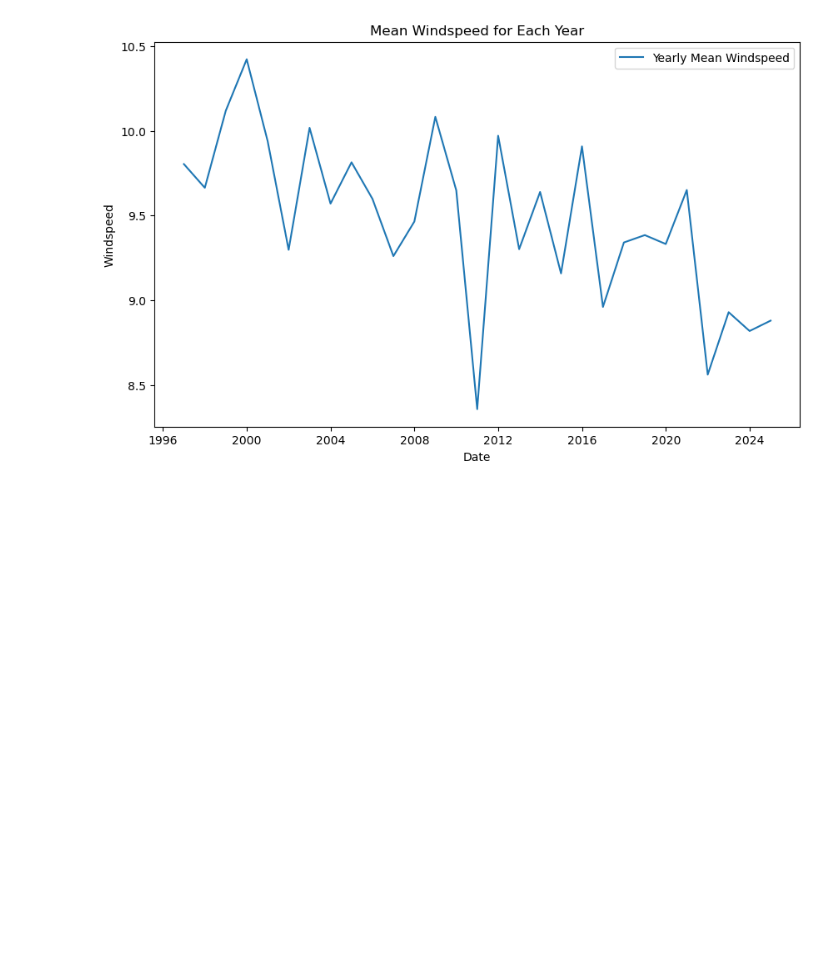
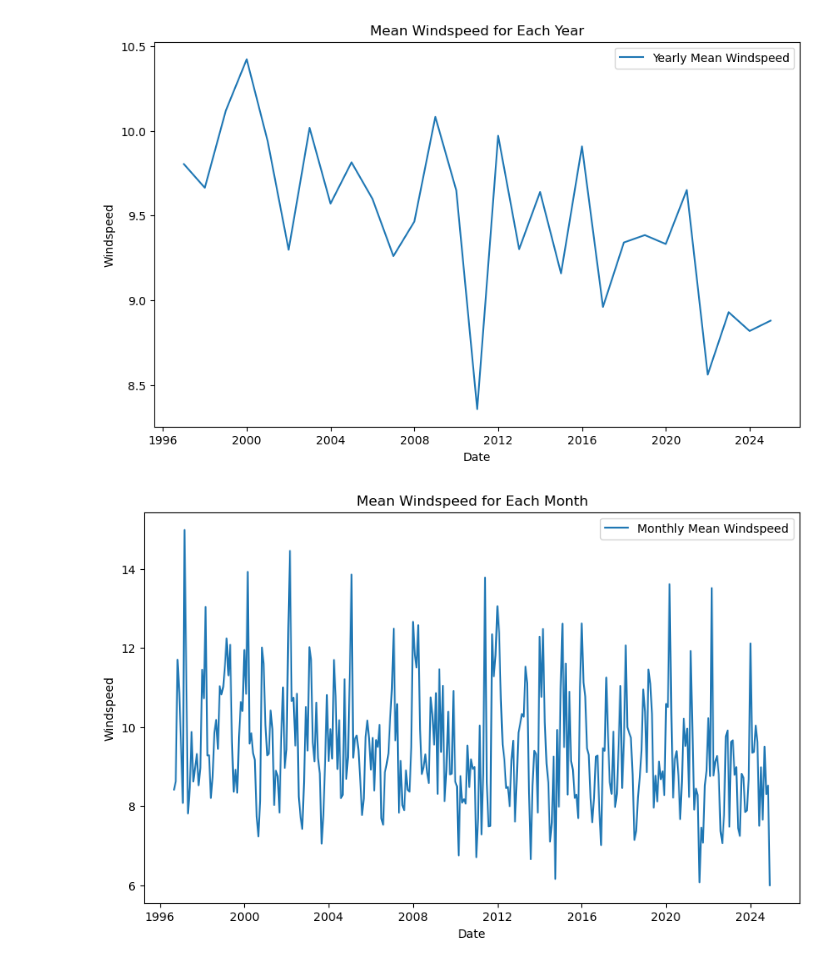
Before and after one commit to deMachad0/PFDA-assignments, a Jupyter notebook: assignment_6_Weather.ipynb, the cells around one changed output. Cells and saved outputs as stored; diff of their text form; code cells hidden in the pictures; blank space fills up the shorter version.

```diff
--- a/assignment_6_Weather.ipynb
+++ b/assignment_6_Weather.ipynb
@@ -31,31 +31,43 @@ plt.ylabel("Temperature")
 plt.show()
 
 # Calculate and plot the mean temperature for each month
-month_mean_temperature = df['temp'].resample('M').mean()
+month_mean_temperature = df['temp'].resample('ME').mean()
 plt.figure(figsize=(10, 6))
 sns.lineplot(data=month_mean_temperature, label='Monthly Mean Temperature')
 plt.title("Mean Temperature for Each Month")
 plt.xlabel("Date")
 plt.ylabel("Temperature")
 plt.show()
 
 # Convert the windspeed column ('wdsp') to numeric, forcing errors to NaN (this will turn any non-numeric entries into NaN)
 df['wdsp'] = pd.to_numeric(df['wdsp'], errors='coerce')
 
 # Treat zeros as NaN in the windspeed column ('wdsp')
 df['wdsp'] = df['wdsp'].replace(0, pd.NA)
 
 # Resample the data to get the mean windspeed per year
 yearly_mean_windspeed = df['wdsp'].resample('YE').mean()
 
 # Plotting the mean windspeed per year
 plt.figure(figsize=(10, 6))
 sns.lineplot(data=yearly_mean_windspeed, label='Yearly Mean Windspeed')
 plt.title("Mean Windspeed for Each Year")
 plt.xlabel("Date")
 plt.ylabel("Windspeed")
 plt.show()
+
+# Resample the data to get the mean windspeed per month
+monthly_mean_windspeed = df['wdsp'].resample('ME').mean()
+
+# Plotting the mean windspeed per month
+plt.figure(figsize=(10, 6))
+sns.lineplot(data=monthly_mean_windspeed, label='Monthly Mean Windspeed')
+plt.title("Mean Windspeed for Each Month")
+plt.xlabel("Date")
+plt.ylabel("Windspeed")
+plt.show()
 # %% [output]
 [figure]
 [figure]
 [figure]
+[figure, added]
```
